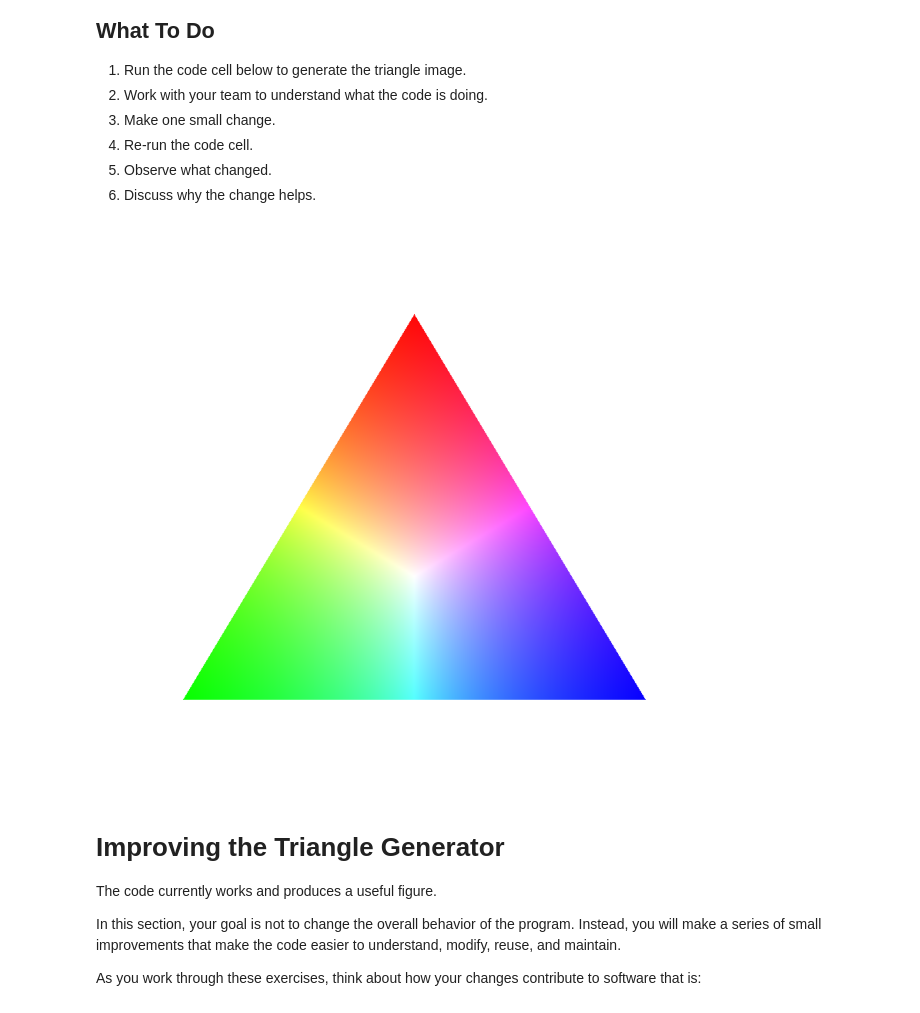
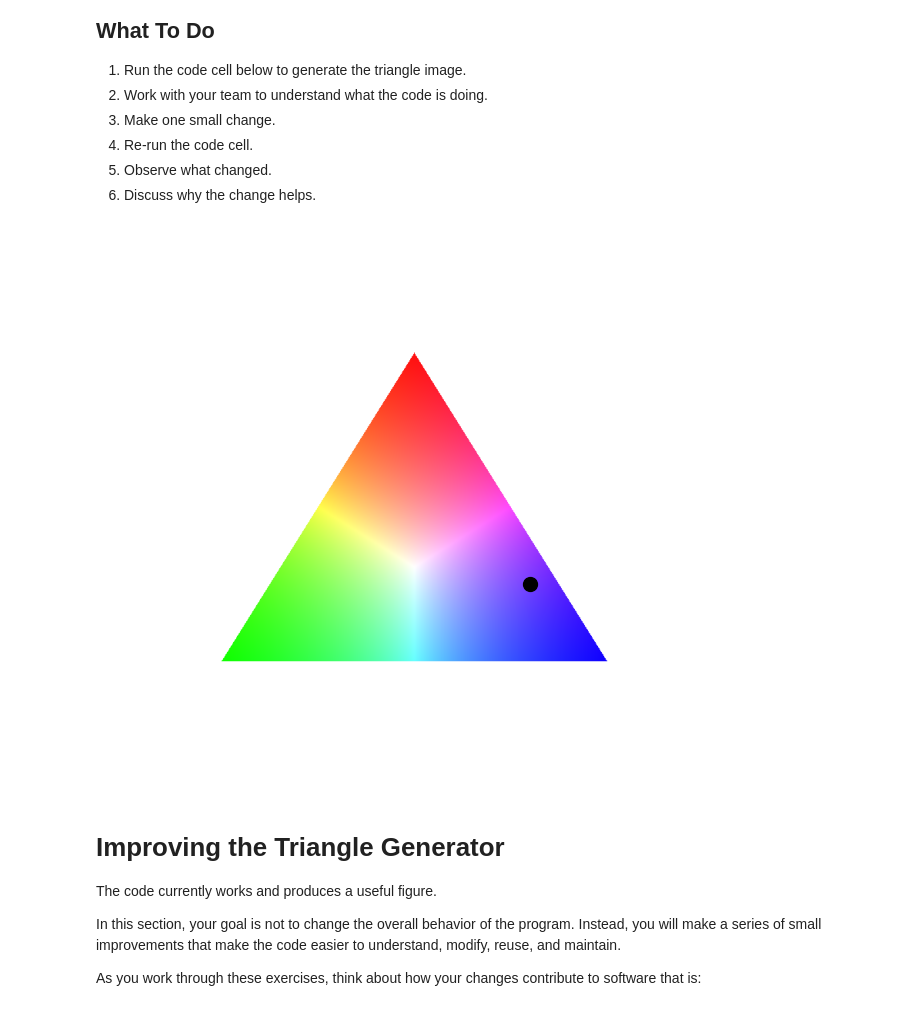
Before and after one commit to alexbray5956/modeling_intro, a Jupyter notebook: 01_Model_Triangle.ipynb, the cells around one changed output. Saved outputs shown, nothing was run; the diff lists cells and outputs as text; code cells hidden in the pictures.

Commit message:
Completed Notebook 1 Triangle

```diff
--- a/01_Model_Triangle.ipynb
+++ b/01_Model_Triangle.ipynb
@@ -22,23 +22,11 @@ The goal is to build from a working concept and make code that is [***Safe, Port
 5. Observe what changed.
 6. Discuss why the change helps.
 # %%
+#Setup the Library
 import numpy as np
 import matplotlib.pyplot as plt
 
-
-# Image size
-width = 800
-height = 700
-
-# Create empty RGB image initialized to white
-image = np.ones((height, width, 3), dtype=float)
-
-# Triangle vertices
-red_point = np.array([width / 2, 100])          # top
-green_point = np.array([100, height - 100])     # bottom left
-blue_point = np.array([width - 100, height - 100])  # bottom right
-
-
+#Exercise 2 Reorganization
 def point_in_triangle(p, a, b, c):
     """
     Return True if point p is inside triangle abc.
@@ -62,49 +50,73 @@ def point_in_triangle(p, a, b, c):
     return (u >= 0) and (v >= 0) and (u + v <= 1)
 
 
-# Maximum possible distance inside triangle
-max_dist = max(
-    np.linalg.norm(red_point - green_point),
-    np.linalg.norm(red_point - blue_point),
-    np.linalg.norm(green_point - blue_point),
+# Other Exercise 2 ReOrg
+def generate_triangle(width=800, height=700, border=150):
+    #Exercise 1
+
+# Create empty RGB image initialized to white
+    image = np.ones((height, width, 3), dtype=float)
+
+# Triangle Description
+    red_point = np.array([width / 2, border])          # top
+    green_point = np.array([border, height - border])     # bottom left
+    blue_point = np.array([width - border, height - border])  # bottom right
+
+    max_dist = max(
+     np.linalg.norm(red_point - green_point),
+     np.linalg.norm(red_point - blue_point),
+     np.linalg.norm(green_point - blue_point),
 )
 
 # Loop through every pixel
-for y in range(height):
-    for x in range(width):
+    for y in range(height):
+      for x in range(width):
 
         p = np.array([x, y])
 
         if point_in_triangle(
             p,
             red_point,
             green_point,
             blue_point
         ):
 
             d_red = np.linalg.norm(p - red_point)
             d_green = np.linalg.norm(p - green_point)
             d_blue = np.linalg.norm(p - blue_point)
 
             # Convert distances into "closeness"
             r = 1.0 - d_red / max_dist
             g = 1.0 - d_green / max_dist
             b = 1.0 - d_blue / max_dist
 
             color = np.array([r, g, b])
 
             # Normalize so colors remain vivid
             color /= color.max()
 
             image[y, x] = color
+    return image
+
+    #Exercise 3 Add Point
+def add_project_point(x,y):
+    plt.plot(x, y, marker='o', markersize=10, color='black')
+
+#change save to "True" to save image
+def display_triangle(image, x=55, y=450, save=False, filename="triangle1.png"):
+
+    image = generate_triangle()
 
 # Display result
 plt.figure(figsize=(8, 7))
 plt.imshow(image)
+
+add_project_point(550, 450)
+
 plt.axis("off")
 plt.show()
 # %% [output]
-[figure, old version]
+[figure, new version]
 # %% [markdown]
 # Improving the Triangle Generator
 
```
